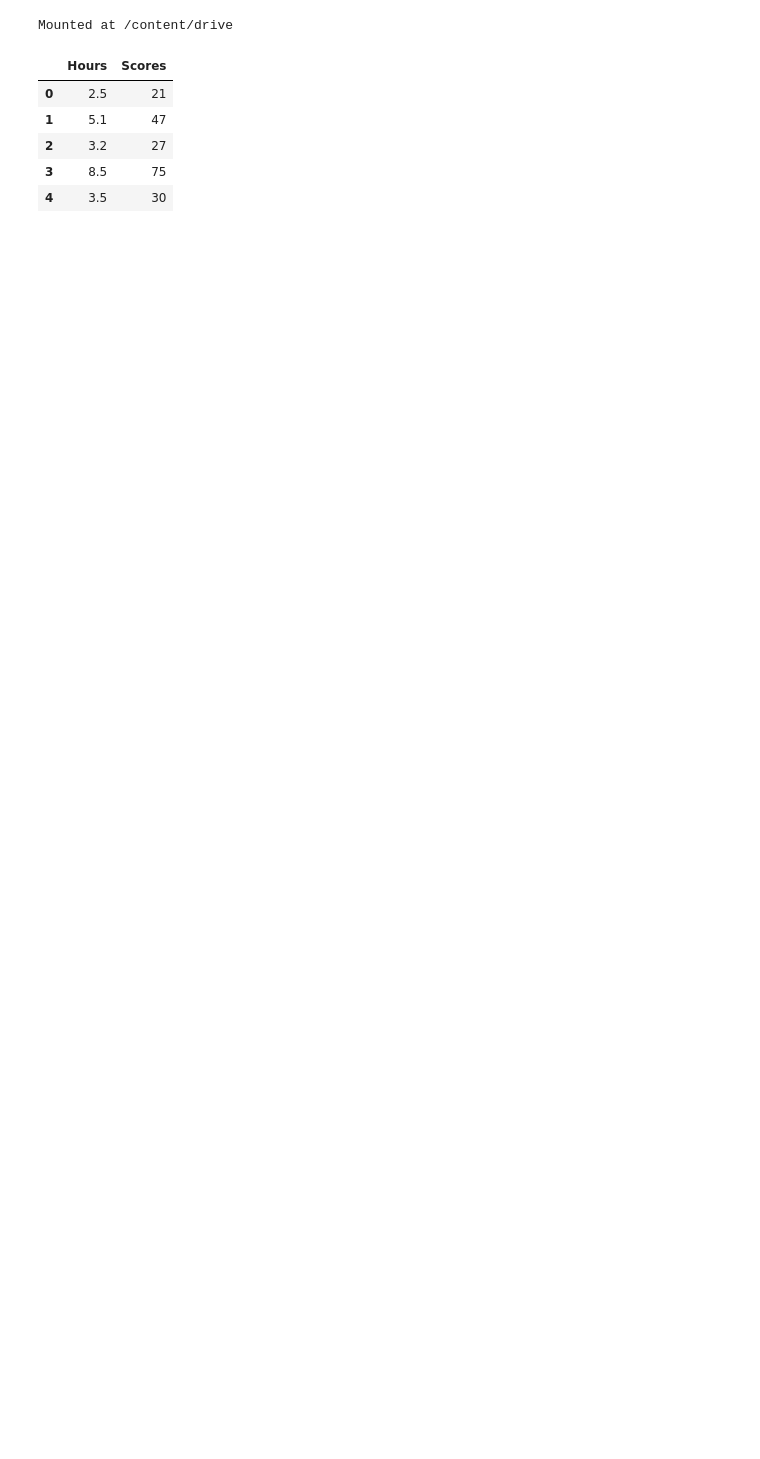
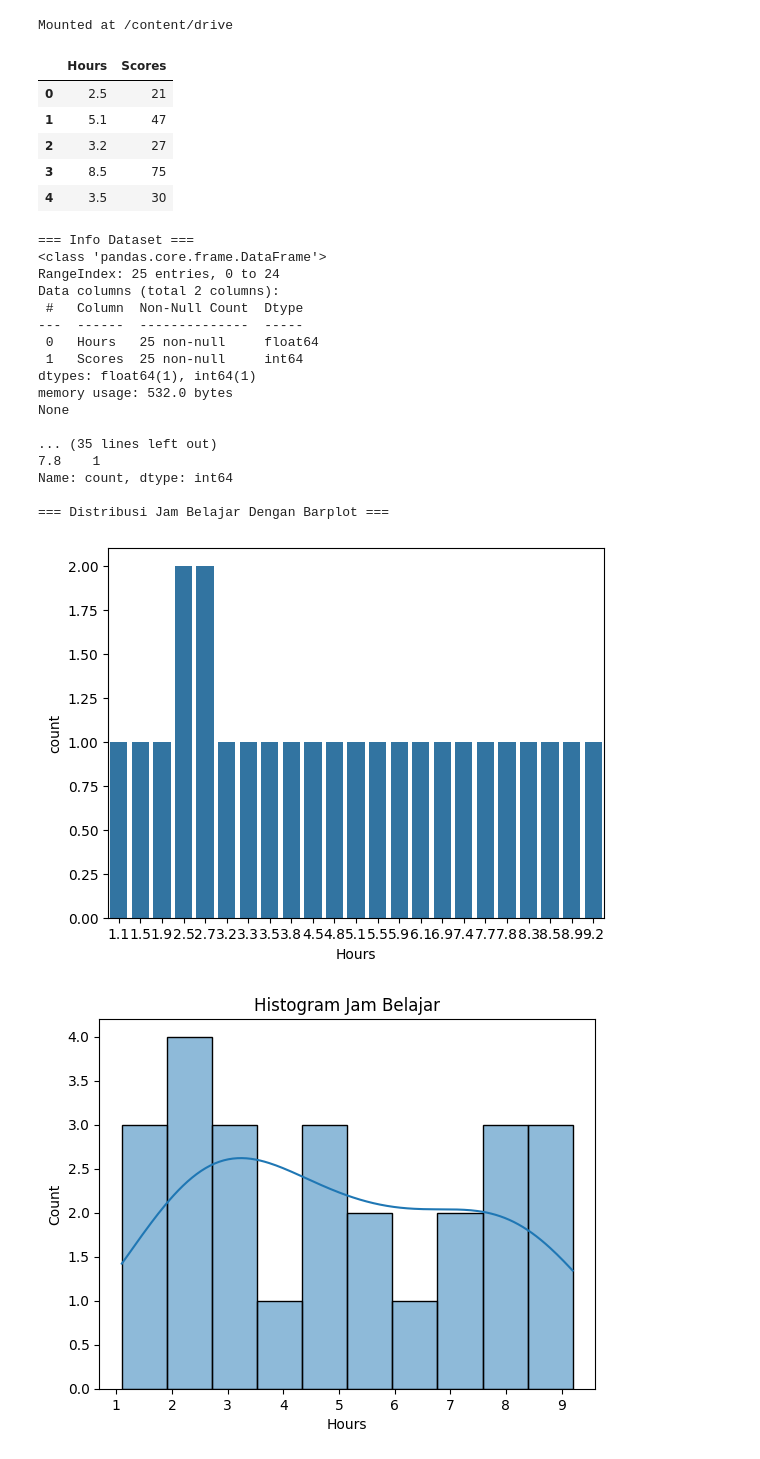
Before and after one commit to arifin220195/student-score-ml-regression, a Jupyter notebook: student_score_ml_regression.ipynb, the cells around one changed output. Cells and saved outputs as stored; diff of their text form; code cells hidden in the pictures; blank space fills up the shorter version.

```diff
--- a/student_score_ml_regression.ipynb
+++ b/student_score_ml_regression.ipynb
@@ -23,10 +23,10 @@ drive.mount('/content/drive')
 Mounted at /content/drive
 # %%
 # Load dataset student_scores.csv
-dataset = pd.read_csv("/content/drive/MyDrive/dibimbing/assignment/student_scores.csv")
+ds = pd.read_csv("/content/drive/MyDrive/dibimbing/assignment/student_scores.csv")
 
 # Lihat 5 data teratas
-dataset.head()
+ds.head()
 # %% [output]
 |  | Hours | Scores |
 | 0 | 2.5 | 21 |
@@ -34,3 +34,51 @@ dataset.head()
 | 2 | 3.2 | 27 |
 | 3 | 8.5 | 75 |
 | 4 | 3.5 | 30 |
+# %%
+print("=== Info Dataset ===")
+print(ds.info())
+
+print("\n=== Statistik Deskriptif ===")
+print(ds.describe())
+
+print("\n=== Distribusi Jam Belajar ===")
+print(ds['Hours'].value_counts())
+
+print("\n=== Distribusi Jam Belajar Dengan Barplot ===")
+sns.countplot(x='Hours', data=ds)
+plt.show()
+
+# Contoh histogram Hours dengan bins diset
+sns.histplot(ds['Hours'], bins=10, kde=True)
+plt.title("Histogram Jam Belajar")
+plt.xlabel("Hours")
+plt.ylabel("Count")
+plt.show()
+
+# Histogram distribusi Scores
+plt.figure(figsize=(6,4))
+sns.histplot(ds['Scores'], bins=6, kde=True, color="orange")
+plt.title("Distribusi Nilai (Scores)")
+plt.xlabel("Scores")
+plt.ylabel("Count")
+plt.show()
+# %% [output]
+=== Info Dataset ===
+<class 'pandas.core.frame.DataFrame'>
+RangeIndex: 25 entries, 0 to 24
+Data columns (total 2 columns):
+ #   Column  Non-Null Count  Dtype
+---  ------  --------------  -----
+ 0   Hours   25 non-null     float64
+ 1   Scores  25 non-null     int64
+dtypes: float64(1), int64(1)
+memory usage: 532.0 bytes
+None
+
+... (35 lines left out)
+7.8    1
+Name: count, dtype: int64
+
+=== Distribusi Jam Belajar Dengan Barplot ===
+[figure, added]
+[figure, added]
```
Also changed, not shown: parts of 16 cells of this notebook.
